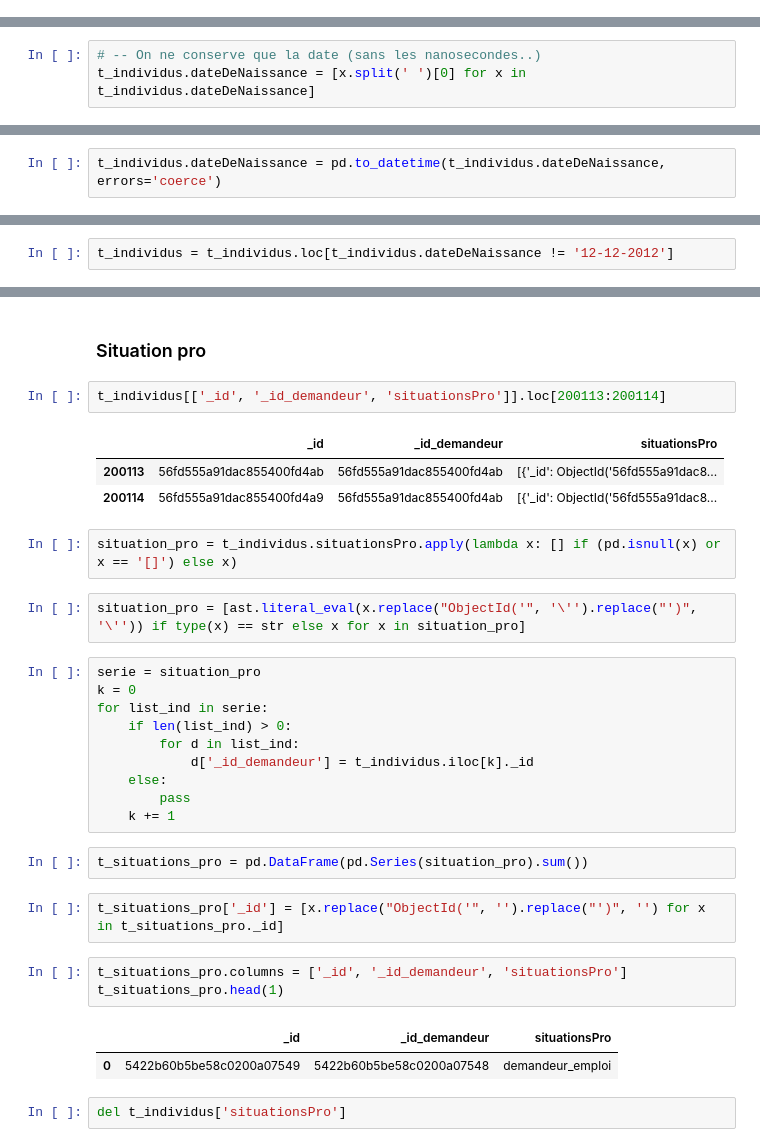
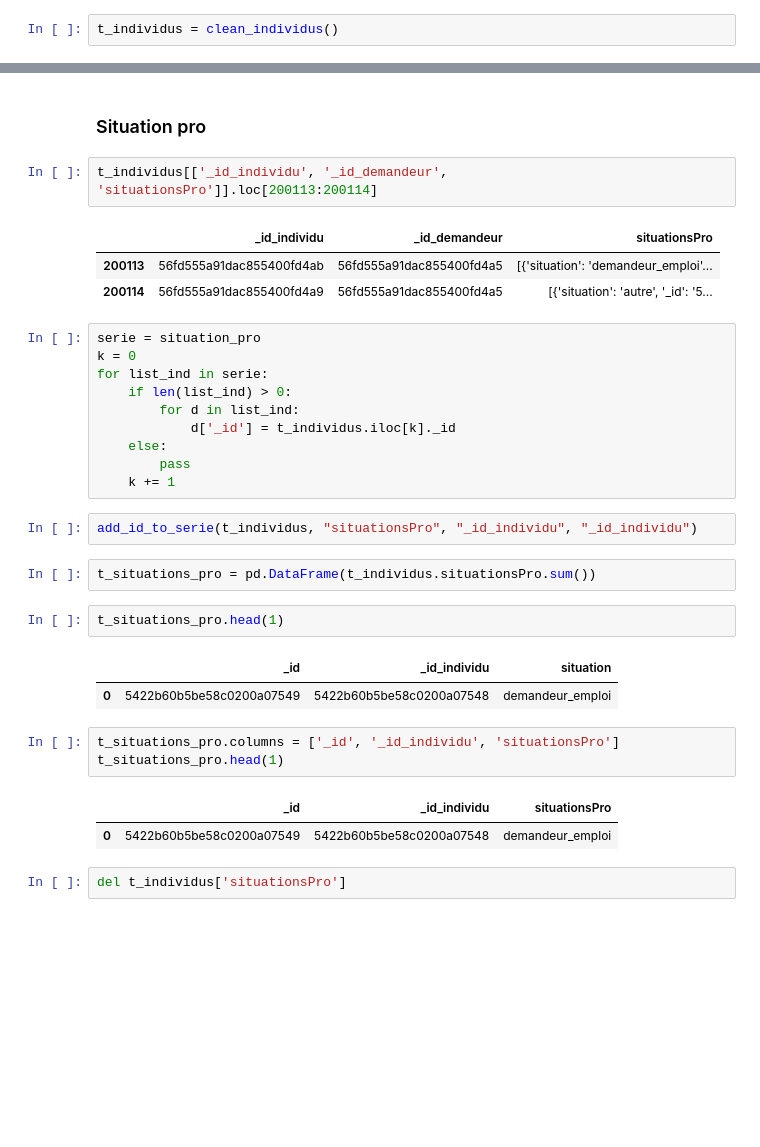
Before and after one commit to betagouv/mes-aides-analytics, a Jupyter notebook: python/stats_descr.ipynb, the cells around one changed output, grey strips where cells are left out. Saved outputs shown, nothing was run; the diff lists cells and outputs as text; blank space fills up the shorter version.

```diff
--- a/python/stats_descr.ipynb
+++ b/python/stats_descr.ipynb
@@ -18,3 +17,5 @@ del t_individus['Unnamed: 0']
+# %%
+t_individus = clean_individus()
 # %%
 t_individus.head(1)
 # %% [output]
@@ -23,7 +24,4 @@ t_individus.head(1)
 1 rows × 54 columns
-# %%
-# -- On ne conserve que la date (sans les nanosecondes..)
-t_individus.dateDeNaissance = [x.split(' ')[0] for x in t_individus.dateDeNaissance]
 # %%
 t_individus.dateDeNaissance.head()
 # %% [output]
@@ -36,2 +33,0 @@ Name: dateDeNaissance, dtype: object
-# %%
-t_individus.dateDeNaissance = pd.to_datetime(t_individus.dateDeNaissance, errors='coerce')
@@ -64,5 +34,3 @@ Name: dateDeNaissance, dtype: datetime64[ns]
-# %%
-t_individus = t_individus.loc[t_individus.dateDeNaissance != '12-12-2012']
 # %% [markdown]
 ### Missing values
 # %%
@@ -121,34 +89,35 @@ plt.title('Nombre d\'enfants moyen')
 # %% [markdown]
 ### Situation pro
 # %%
-t_individus[['_id', '_id_demandeur', 'situationsPro']].loc[200113:200114]
+t_individus[['_id_individu', '_id_demandeur', 'situationsPro']].loc[200113:200114]
 # %% [output]
-|  | _id | _id_demandeur | situationsPro |
-| 200113 | 56fd555a91dac855400fd4ab | 56fd555a91dac855400fd4ab | [{'_id': ObjectId('56fd555a91dac8... |
-| 200114 | 56fd555a91dac855400fd4a9 | 56fd555a91dac855400fd4ab | [{'_id': ObjectId('56fd555a91dac8... |
+|  | _id_individu | _id_demandeur | situationsPro |
+| 200113 | 56fd555a91dac855400fd4ab | 56fd555a91dac855400fd4a5 | [{'situation': 'demandeur_emploi'... |
+| 200114 | 56fd555a91dac855400fd4a9 | 56fd555a91dac855400fd4a5 | [{'situation': 'autre', '_id': '5... |
-# %%
-situation_pro = t_individus.situationsPro.apply(lambda x: [] if (pd.isnull(x) or x == '[]') else x)
-# %%
-situation_pro = [ast.literal_eval(x.replace("ObjectId('", '\'').replace("')", '\'')) if type(x) == str else x for x in situation_pro]
 # %%
 serie = situation_pro
 k = 0
 for list_ind in serie:
     if len(list_ind) > 0:
         for d in list_ind:
-            d['_id_demandeur'] = t_individus.iloc[k]._id
+            d['_id'] = t_individus.iloc[k]._id
     else:
         pass
     k += 1
+# %%
+add_id_to_serie(t_individus, "situationsPro", "_id_individu", "_id_individu")
 # %%
-t_situations_pro = pd.DataFrame(pd.Series(situation_pro).sum())
+t_situations_pro = pd.DataFrame(t_individus.situationsPro.sum())
-# %%
-t_situations_pro['_id'] = [x.replace("ObjectId('", '').replace("')", '') for x in t_situations_pro._id]
+# %%
+t_situations_pro.head(1)
+# %% [output]
+|  | _id | _id_individu | situation |
+| 0 | 5422b60b5be58c0200a07549 | 5422b60b5be58c0200a07548 | demandeur_emploi |
 # %%
-t_situations_pro.columns = ['_id', '_id_demandeur', 'situationsPro']
+t_situations_pro.columns = ['_id', '_id_individu', 'situationsPro']
 t_situations_pro.head(1)
 # %% [output]
-|  | _id | _id_demandeur | situationsPro |
+|  | _id | _id_individu | situationsPro |
 | 0 | 5422b60b5be58c0200a07549 | 5422b60b5be58c0200a07548 | demandeur_emploi |
 # %%
 del t_individus['situationsPro']
```
Also changed, not shown: parts of 22 cells of this notebook.
